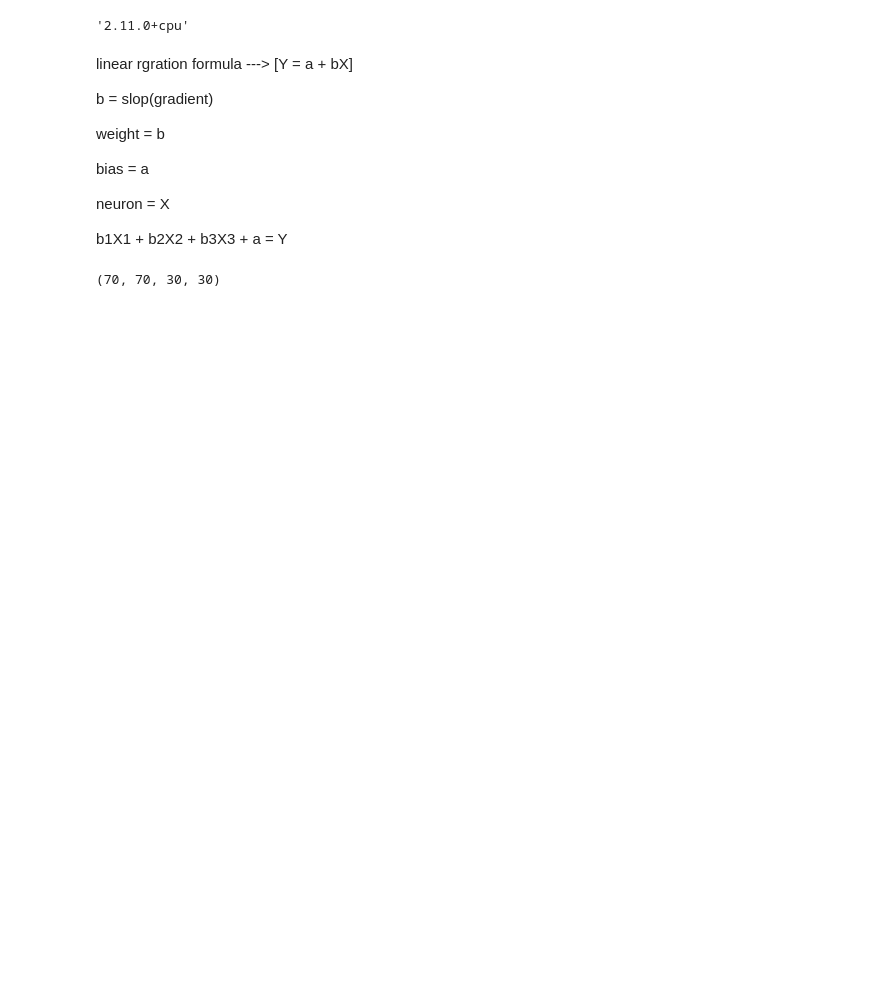
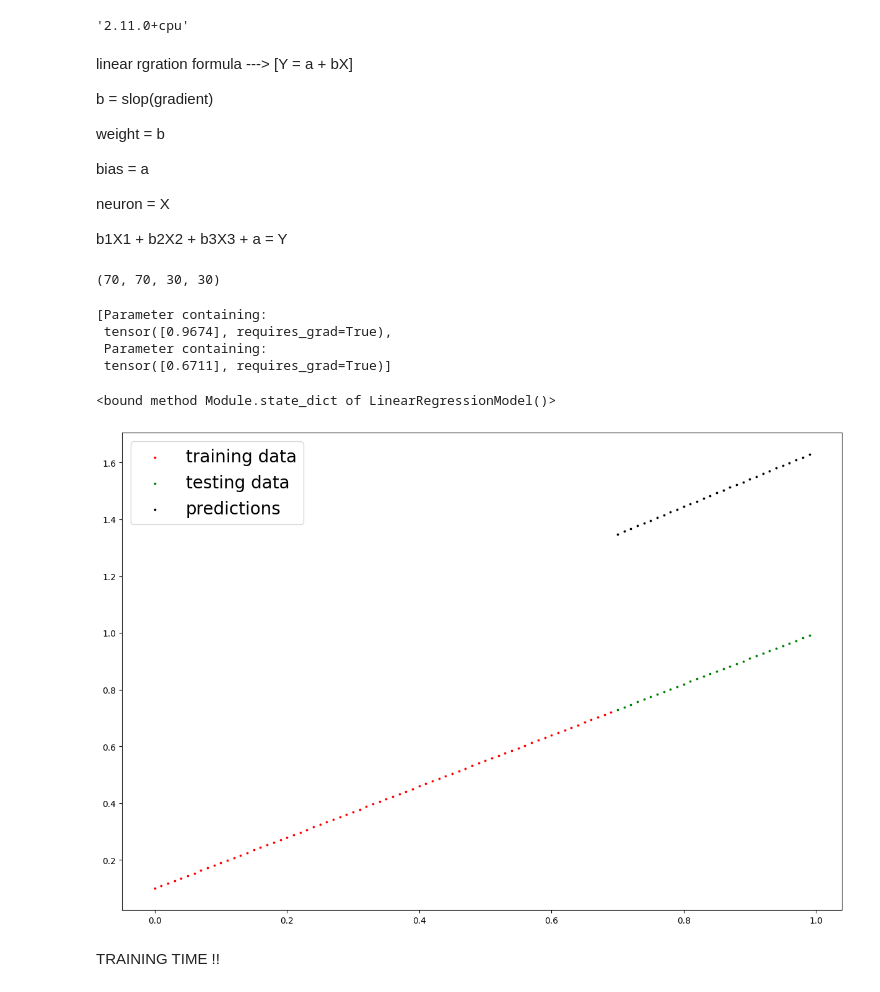
Before and after one commit to loukikjoshi06-ops/PYTORCH_rush, a Jupyter notebook: PYTORCH.ipynb, the cells around one changed output. Drawn from its saved outputs; the diff is of its cells as text; code cells hidden in the pictures; blank space fills up the shorter version.

```diff
--- a/PYTORCH.ipynb
+++ b/PYTORCH.ipynb
@@ -48,7 +48,7 @@ def plot_predictions(train_data = X_train,
   plt.scatter(test_data, test_result_labels, s=3, c="green",label = "testing data")
 
   if predictions is not None:
-      plt.scatter(test_data, predictions, s=3, c="yellow",label = "predictions") # Corrected to plot 'predictions'
+      plt.scatter(test_data, predictions, s=3, c="black",label = "predictions") # Corrected to plot 'predictions'
 
   plt.legend(prop = {"size": 20}); # Moved inside function
   plt.show(); # Moved inside function
@@ -62,3 +62,26 @@ class LinearRegressionModel(nn.Module):
 
     def forward(self, x: torch.Tensor) -> torch.Tensor:
         return self.weights * x + self.bias
+# %%
+
+torch.manual_seed(35)
+model_0 = LinearRegressionModel()
+
+list(model_0.parameters())
+# %% [output]
+[Parameter containing:
+ tensor([0.9674], requires_grad=True),
+ Parameter containing:
+ tensor([0.6711], requires_grad=True)]
+# %%
+model_0.state_dict
+# %% [output]
+<bound method Module.state_dict of LinearRegressionModel()>
+# %%
+with torch.inference_mode():
+  y_predictions = model_0(x=X_test)
+plot_predictions(predictions=y_predictions)
+# %% [output]
+[figure, added]
+# %% [markdown]
+  TRAINING TIME !!
```
Also changed, not shown: parts of 2 cells of this notebook.
